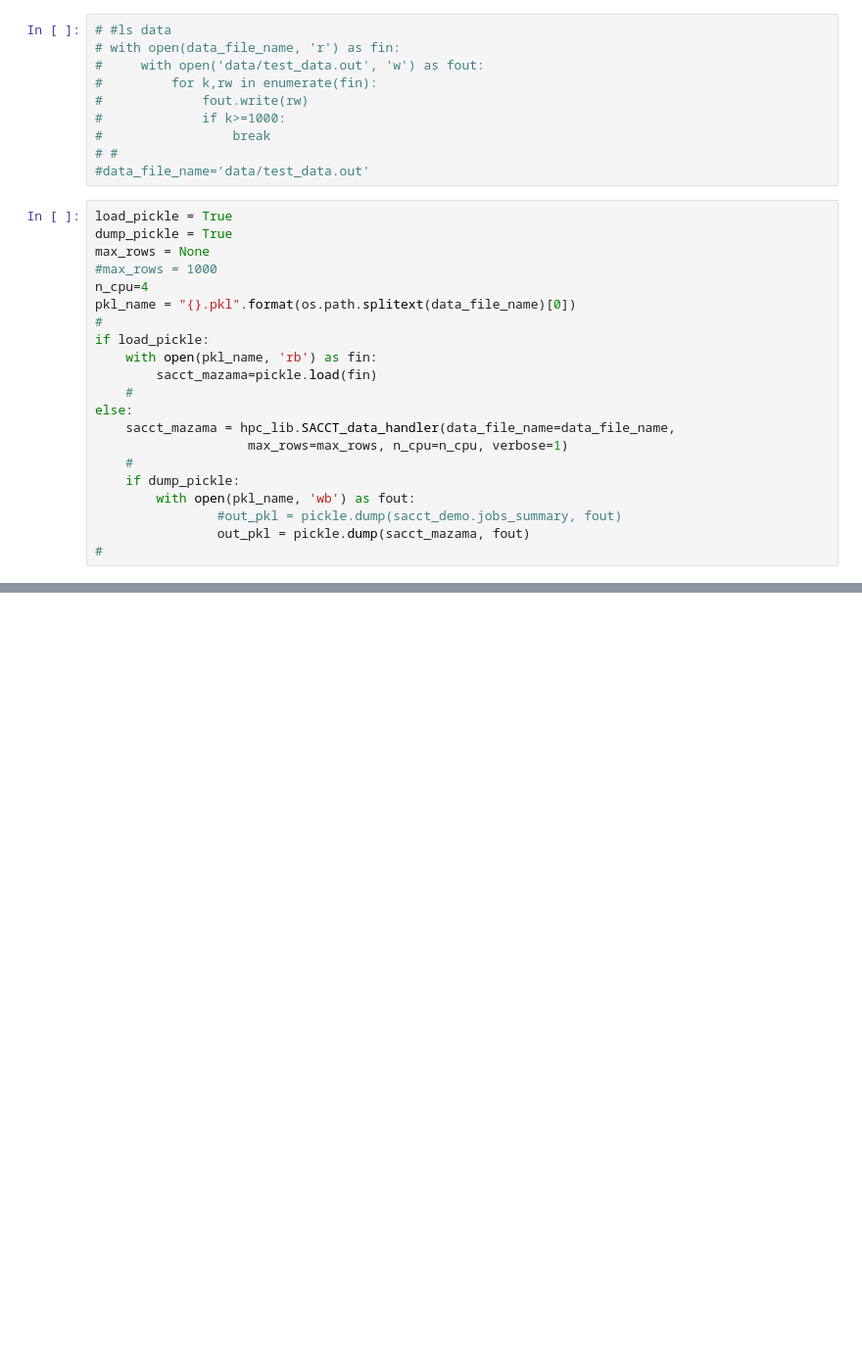
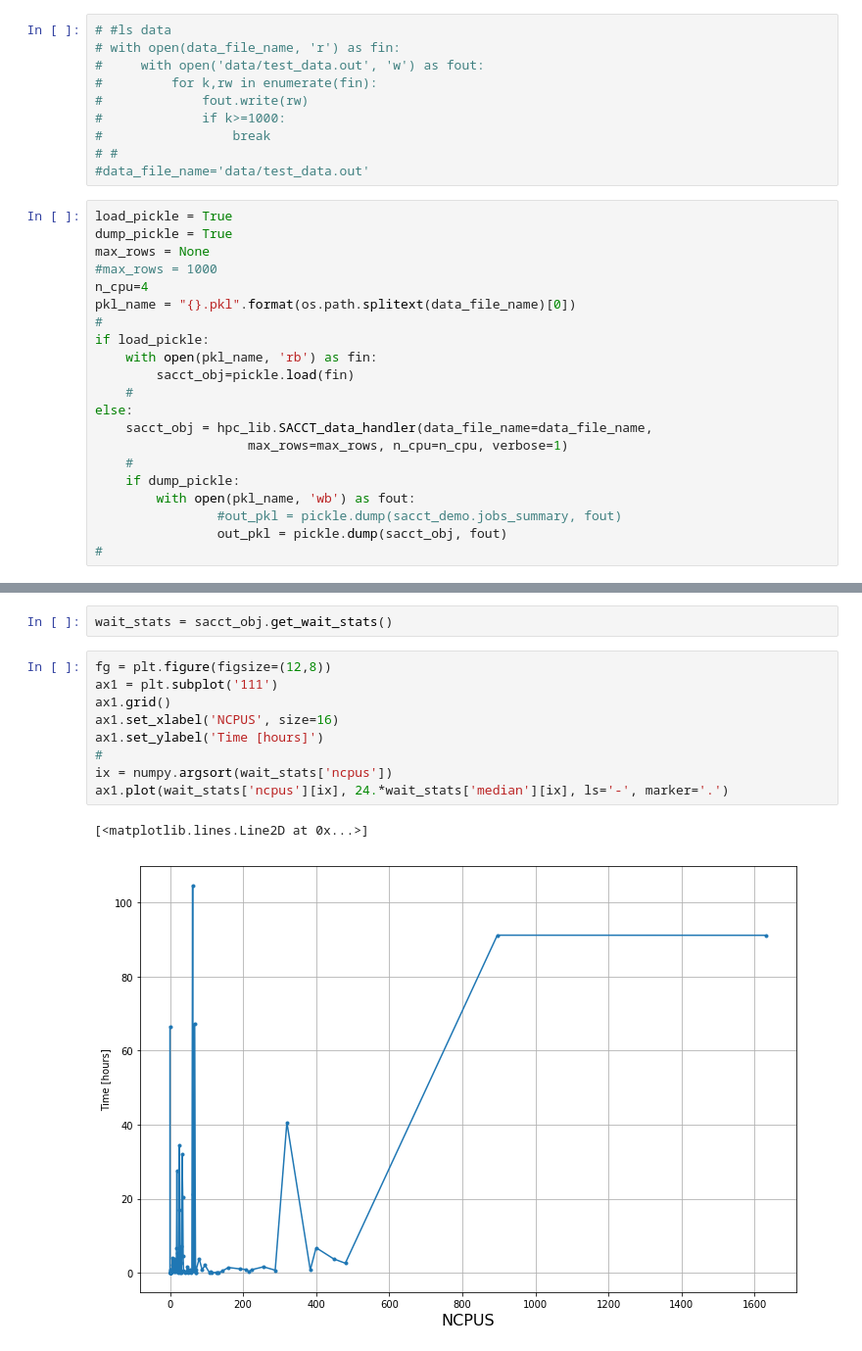
Before and after one commit to jeffersonscientific/HPC_analytics, a Jupyter notebook: hpc_analytics_preemption_times.ipynb, the cells around one changed output, grey strips where cells are left out. Shown at 98% size. Cells and saved outputs as stored; diff of their text form; blank space fills up the shorter version.

```diff
--- a/hpc_analytics_preemption_times.ipynb
+++ b/hpc_analytics_preemption_times.ipynb
@@ -59,15 +59,15 @@ pkl_name = "{}.pkl".format(os.path.splitext(data_file_name)[0])
 #
 if load_pickle:
     with open(pkl_name, 'rb') as fin:
-        sacct_mazama=pickle.load(fin)
+        sacct_obj=pickle.load(fin)
     #
 else:
-    sacct_mazama = hpc_lib.SACCT_data_handler(data_file_name=data_file_name,
+    sacct_obj = hpc_lib.SACCT_data_handler(data_file_name=data_file_name,
                     max_rows=max_rows, n_cpu=n_cpu, verbose=1)
     #
     if dump_pickle:
         with open(pkl_name, 'wb') as fout:
                 #out_pkl = pickle.dump(sacct_demo.jobs_summary, fout)
-                out_pkl = pickle.dump(sacct_mazama, fout)
+                out_pkl = pickle.dump(sacct_obj, fout)
 #
 # %%
@@ -243,3 +243,17 @@ Completed: P(1hr): 0.755282784377725
  0.94850669 0.95010418]
 [figure]
 [figure]
+# %%
+wait_stats = sacct_obj.get_wait_stats()
+# %%
+fg = plt.figure(figsize=(12,8))
+ax1 = plt.subplot('111')
+ax1.grid()
+ax1.set_xlabel('NCPUS', size=16)
+ax1.set_ylabel('Time [hours]')
+#
+ix = numpy.argsort(wait_stats['ncpus'])
+ax1.plot(wait_stats['ncpus'][ix], 24.*wait_stats['median'][ix], ls='-', marker='.')
+# %% [output]
+[<matplotlib.lines.Line2D at 0x...>]
+[figure, added]
```
Also changed, not shown: parts of 6 cells of this notebook, 1 other file.
